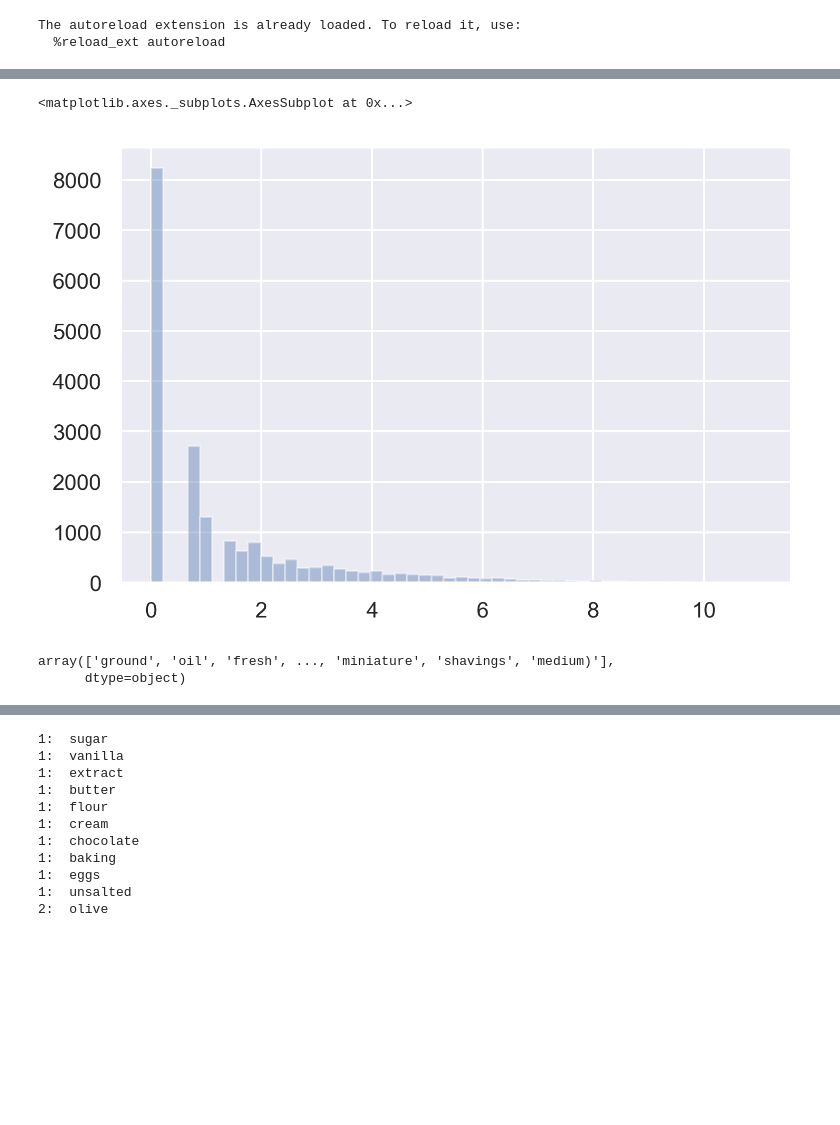
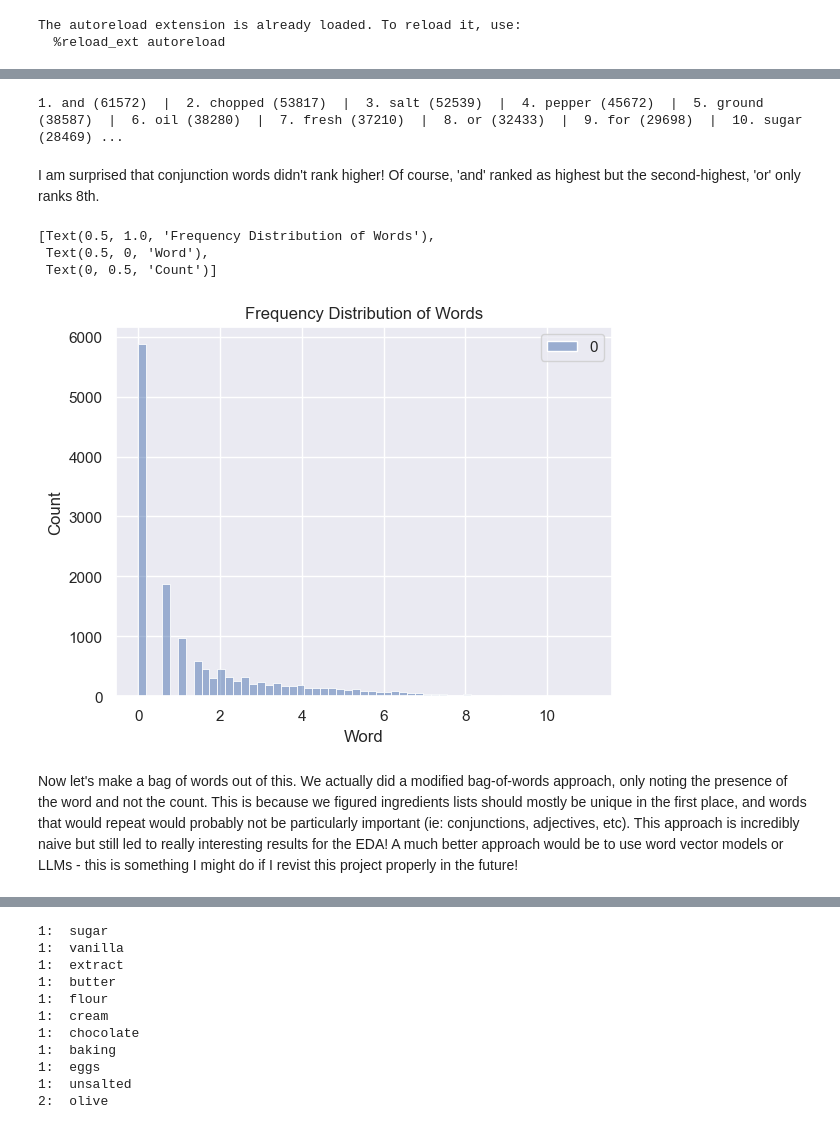
Before and after one commit to sayanfaraz/neural-kitchen, a Jupyter notebook: umap_run.ipynb, the cells around one changed output, grey strips where cells are left out. Saved outputs shown, nothing was run; the diff lists cells and outputs as text; code cells hidden in the pictures; blank space fills up the shorter version.

Commit message:
Adding some context and readability to this project lol

```diff
--- a/umap_run.ipynb
+++ b/umap_run.ipynb
@@ -51,7 +69,7 @@ data
 # %%
-punctuation = r"""!"#$%&*+,-.:;<=>?@[\]^_`{|}~1234567890/"""
-punc_re = re.compile("[%s]|ounces|ounce|cups|pounds|pound|cup|tablespoons|tablespoon|teaspoons|teaspoon|inch|cm|one|two" % punctuation)
-for ind, item in data.iteritems():
+punctuation = r"""!"#$%&*+,-.:;<=>?@[\]^_`{|}()~1234567890/"""
+punc_re = re.compile("[%s]|ounces|ounce|can|cans|cups|pounds|pound|cup|cups|tablespoons|tablespoon|teaspoons|teaspoon|inch|cm|one|two|three|serving|servings" % punctuation)
+for ind, item in data.items():
     new_ingredients = []
     if type(item['ingredients']) == np.float64:
         data = data.drop(ind, axis=1)
@@ -87,14 +142,24 @@ df_words = df_words.sort_values('count', ascending=False)
+# %%
+# Showing the top n words and their counts ; yes I could use df.head() but the output is vertical and I want to maximize screen space
+disp_n = 100
+top_words = (df_words[0:].index.values)
+words_str = ""
+for i, word in enumerate(top_words[0:disp_n]):
+    words_str += str(i+1) + ". " + word + " (" + str(df_words.loc[word]['count']) + ")  |  "
+print(words_str)
+# %% [output]
+1. and (61572)  |  2. chopped (53817)  |  3. salt (52539)  |  4. pepper (45672)  |  5. ground (38587)  |  6. oil (38280)  |  7. fresh (37210)  |  8. or (32433)  |  9. for (29698)  |  10. sugar (28469) ...
+# %% [markdown]
+I am surprised that conjunction words didn't rank higher! Of course, 'and' ranked as highest but the second-highest, 'or' only ranks 8th.
 # %%
-sns.distplot(np.log(df_words.values), kde=False)
+sns.histplot(np.log(df_words.values), kde=False).set(title='Frequency Distribution of Words', xlabel='Word', ylabel='Count')
 # %% [output]
-<matplotlib.axes._subplots.AxesSubplot at 0x...>
+[Text(0.5, 1.0, 'Frequency Distribution of Words'),
+ Text(0.5, 0, 'Word'),
+ Text(0, 0.5, 'Count')]
-[figure, old version]
+[figure, new version]
-# %%
-top_words = (df_words[5:1150].index.values)
-top_words
-# %% [output]
-array(['ground', 'oil', 'fresh', ..., 'miniature', 'shavings', 'medium)'],
-      dtype=object)
+# %% [markdown]
+Now let's make a bag of words out of this. We actually did a modified bag-of-words approach, only noting the presence of the word and not the count. This is because we figured ingredients lists should mostly be unique in the first place, and words that would repeat would probably not be particularly important (ie: conjunctions, adjectives, etc). This approach is incredibly naive but still led to really interesting results for the EDA! A much better approach would be to use word vector models or LLMs - this is something I might do if I revist this project properly in the future!
 # %%
 zero_data = np.zeros(shape=(len(data.T), len(list(top_words))))
 final_data = pd.DataFrame(zero_data, columns=list(top_words))
```
Also changed, not shown: parts of 15 cells of this notebook.
